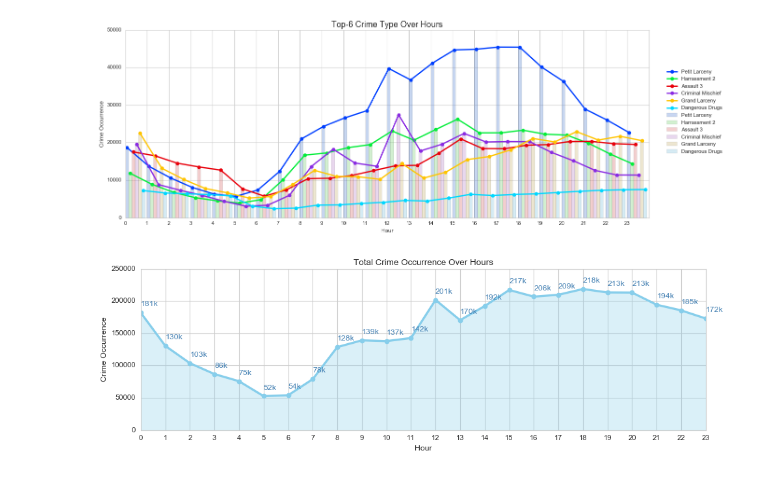
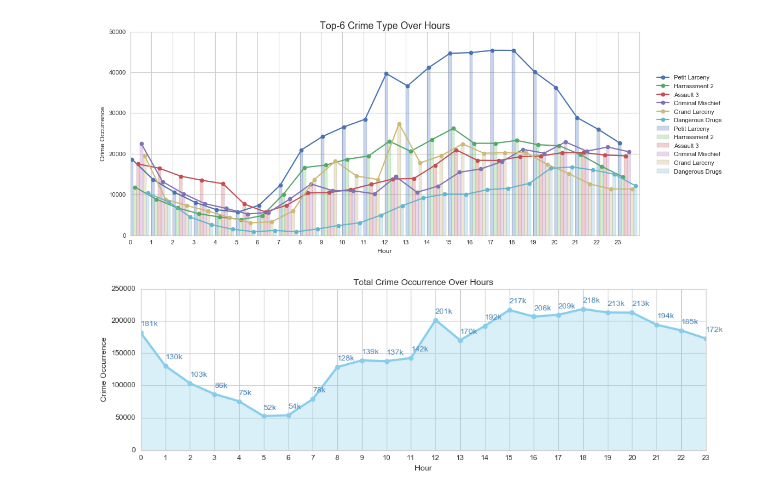
Before and after one commit to leedtan/SparklesSunshinePuppies, a Jupyter notebook: plots/kycd_hour.ipynb, the cells around one changed output. Drawn from its saved outputs; the diff is of its cells as text; code cells hidden in the pictures.

```diff
--- a/plots/kycd_hour.ipynb
+++ b/plots/kycd_hour.ipynb
@@ -12,41 +11,38 @@ df = pd.read_csv('hour_valid.csv', header=None, names=col_names, dtype=int)
 # %%
 ttl = df.groupby(df.hour).sum().cnt.values
 hour = range(24)
-# day_name = ['Mon', 'Tue', 'Wed', 'Thu', 'Fri', 'Sat', 'Sun']
-pool = [341, 578, 344, 109, 351, 106]
+pool = [341, 578, 344, 351, 109, 235]
 pool_desc = ['Petit Larceny', 'Harrassment 2', 'Assault 3', 'Criminal Mischief', 'Grand Larceny', 'Dangerous Drugs']
 df_top6 = df[df.KY_CD.isin(pool)]
 
 lst = []
 for i in pool:
     lst.append(df_top6[df_top6.KY_CD==i].cnt.values)
-# lst
 # %%
 # bar plot
 plt.figure(figsize=(15, 6))
-# c = sns.cubehelix_palette(6, dark=0.3, light=0.9, reverse=True)
 c = sns.color_palette("muted", 6)
-c2 = sns.color_palette("bright", 6)
+c2 = sns.color_palette("deep", 6)
 
 N = len(hour)
 ind = np.arange(N)
 w = 0.15
 
 for i in range(6):
     plt.bar(ind+w*i, lst[i], w, color=c[i], label=pool_desc[i], alpha=0.3)
 for i in range(6):
-    plt.plot(ind+w*(i+.5), lst[i], "o-", color=c2[i], label=pool_desc[i], linewidth=2.5)
+    plt.plot(ind+w*(i+.5), lst[i], "o-", color=c2[i], label=pool_desc[i], linewidth=2)
 
 plt.xlabel('Hour')
 plt.ylabel('Crime Occurrence')
 plt.title('Top-6 Crime Type Over Hours', fontsize=16)
 plt.xticks(ind, [str(x) for x in hour])
 plt.xlim(xmax=24)
-plt.legend(bbox_to_anchor=(1.03, 0.8), loc=2, borderaxespad=0.)
-plt.tight_layout()
+lgd = plt.legend(bbox_to_anchor=(1.03, 0.8), loc=2, borderaxespad=0.)
+plt.savefig('kycd_hour_bar.png', bbox_extra_artists=(lgd,), bbox_inches='tight')
 plt.show()
 # %% [output]
-[figure, old version]
+[figure, new version]
 # %%
 plt.figure(figsize=(12, 4))
 plt.plot(hour, ttl, "o-", linewidth=3, fillstyle='full', color='skyblue')
```
Also changed, not shown: parts of 4 cells of this notebook, 16 other files.
